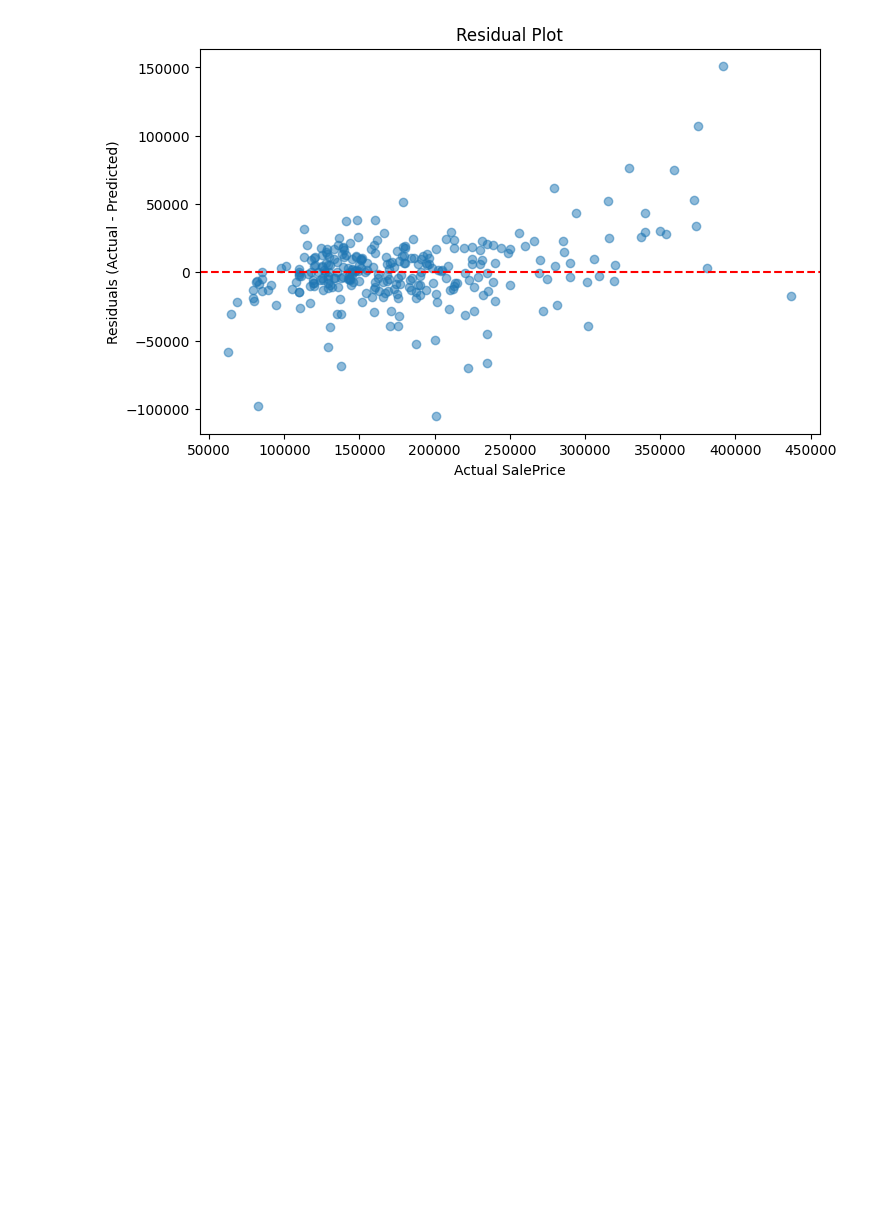
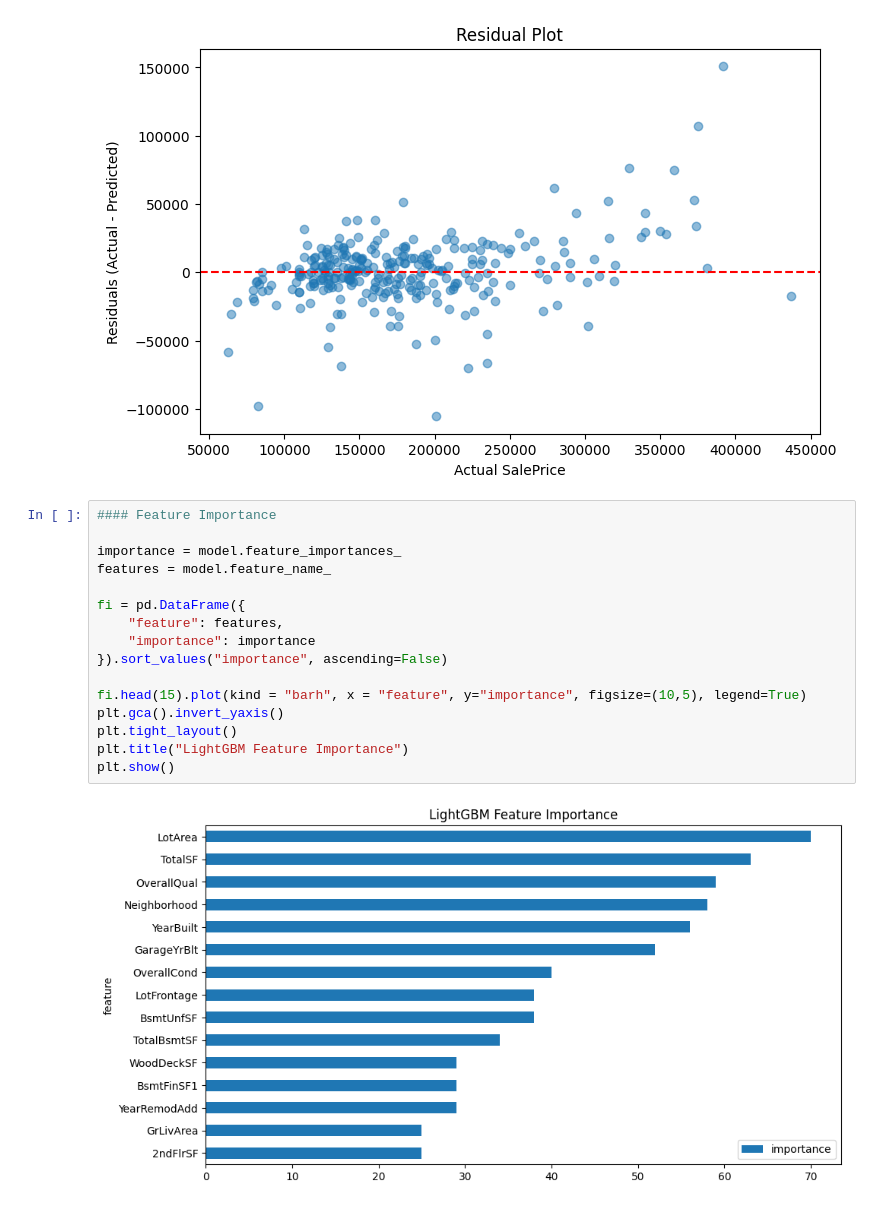
Before and after one commit to hantayc/advanced-regression-house-price, a Jupyter notebook: main.ipynb, the cells around one changed output. Drawn from its saved outputs; the diff is of its cells as text; blank space fills up the shorter version.

Commit message:
feature importance

```diff
--- a/main.ipynb
+++ b/main.ipynb
@@ -337,3 +337,21 @@ plt.title("Residual Plot")
 plt.show()
 # %% [output]
 [figure]
+# %%
+#### Feature Importance
+
+importance = model.feature_importances_
+features = model.feature_name_
+
+fi = pd.DataFrame({
+    "feature": features,
+    "importance": importance
+}).sort_values("importance", ascending=False)
+
+fi.head(15).plot(kind = "barh", x = "feature", y="importance", figsize=(10,5), legend=True)
+plt.gca().invert_yaxis()
+plt.tight_layout()
+plt.title("LightGBM Feature Importance")
+plt.show()
+# %% [output]
+[figure, added]
```
Also changed, not shown: parts of 1 cell of this notebook.
